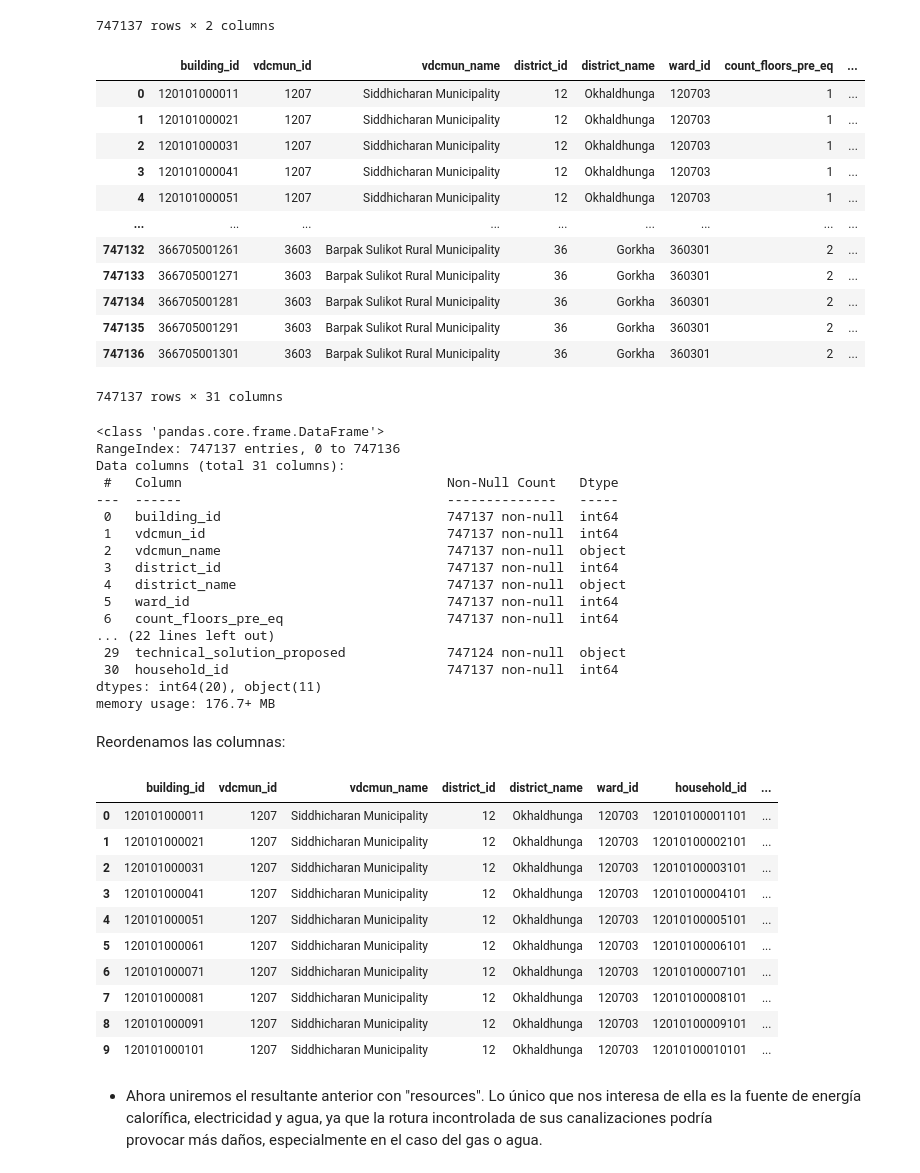
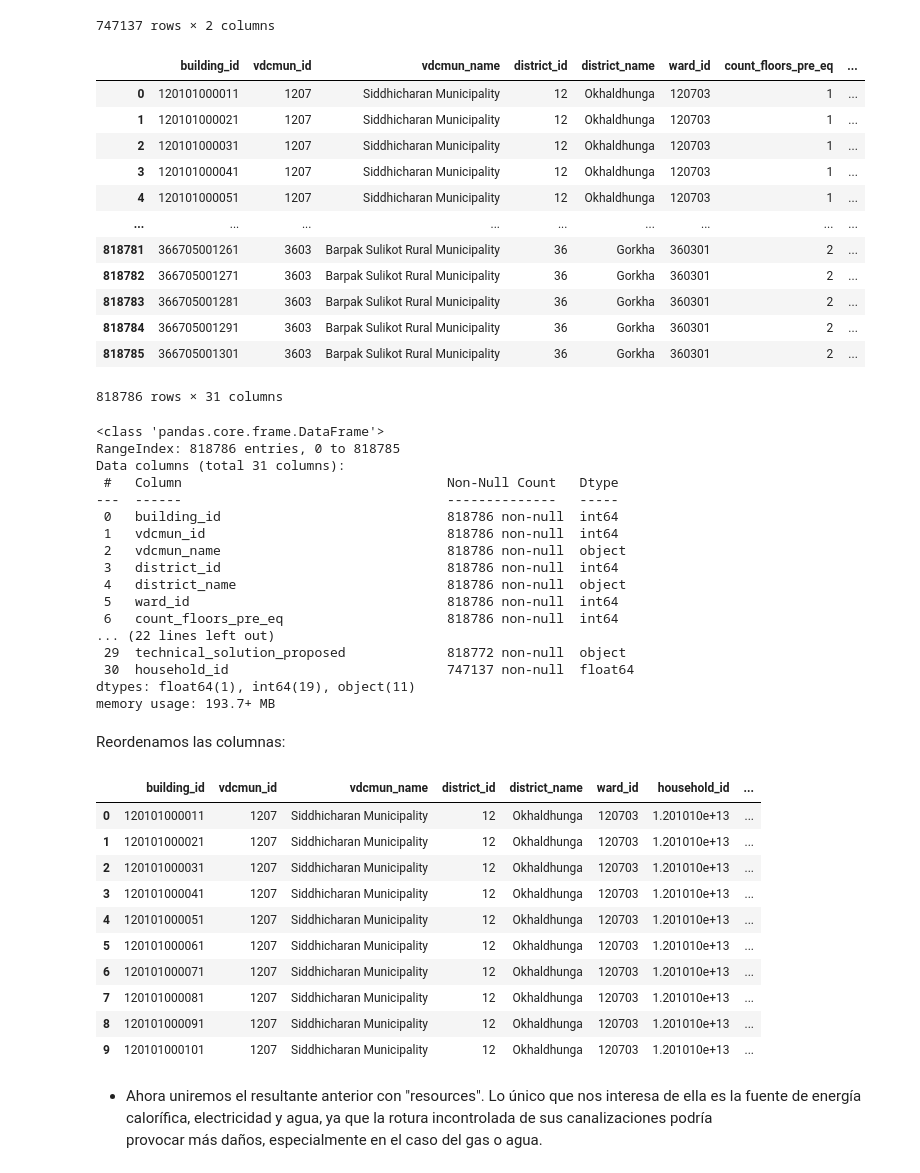
Before and after one commit to JuanitoNob/earthquakes-, a Jupyter notebook: proyecto_earthquake.ipynb, the cells around one changed output. Drawn from its saved outputs; the diff is of its cells as text; code cells hidden in the pictures.

Commit message:
Fixed merge mapping.csv

```diff
--- a/proyecto_earthquake.ipynb
+++ b/proyecto_earthquake.ipynb
@@ -737,42 +737,42 @@ mapping_grouped
 | 747136 | 366709001281 | 36670900128101 |
 747137 rows × 2 columns
 # %%
-df_total = pd.merge(df_total, mapping_grouped, how="inner", on="building_id")
+df_total = pd.merge(df_total, mapping_grouped, how="left", on="building_id")
 df_total
 # %% [output]
 |  | building_id | vdcmun_id | vdcmun_name | district_id | district_name | ward_id | count_floors_pre_eq | ... |
 | 0 | 120101000011 | 1207 | Siddhicharan Municipality | 12 | Okhaldhunga | 120703 | 1 | ... |
 | 1 | 120101000021 | 1207 | Siddhicharan Municipality | 12 | Okhaldhunga | 120703 | 1 | ... |
 | 2 | 120101000031 | 1207 | Siddhicharan Municipality | 12 | Okhaldhunga | 120703 | 1 | ... |
 | 3 | 120101000041 | 1207 | Siddhicharan Municipality | 12 | Okhaldhunga | 120703 | 1 | ... |
 | 4 | 120101000051 | 1207 | Siddhicharan Municipality | 12 | Okhaldhunga | 120703 | 1 | ... |
 | ... | ... | ... | ... | ... | ... | ... | ... | ... |
-| 747132 | 366705001261 | 3603 | Barpak Sulikot Rural Municipality | 36 | Gorkha | 360301 | 2 | ... |
-| 747133 | 366705001271 | 3603 | Barpak Sulikot Rural Municipality | 36 | Gorkha | 360301 | 2 | ... |
-| 747134 | 366705001281 | 3603 | Barpak Sulikot Rural Municipality | 36 | Gorkha | 360301 | 2 | ... |
-| 747135 | 366705001291 | 3603 | Barpak Sulikot Rural Municipality | 36 | Gorkha | 360301 | 2 | ... |
-| 747136 | 366705001301 | 3603 | Barpak Sulikot Rural Municipality | 36 | Gorkha | 360301 | 2 | ... |
+| 818781 | 366705001261 | 3603 | Barpak Sulikot Rural Municipality | 36 | Gorkha | 360301 | 2 | ... |
+| 818782 | 366705001271 | 3603 | Barpak Sulikot Rural Municipality | 36 | Gorkha | 360301 | 2 | ... |
+| 818783 | 366705001281 | 3603 | Barpak Sulikot Rural Municipality | 36 | Gorkha | 360301 | 2 | ... |
+| 818784 | 366705001291 | 3603 | Barpak Sulikot Rural Municipality | 36 | Gorkha | 360301 | 2 | ... |
+| 818785 | 366705001301 | 3603 | Barpak Sulikot Rural Municipality | 36 | Gorkha | 360301 | 2 | ... |
-747137 rows × 31 columns
+818786 rows × 31 columns
 # %%
 df_total.info()
 # %% [output]
 <class 'pandas.core.frame.DataFrame'>
-RangeIndex: 747137 entries, 0 to 747136
+RangeIndex: 818786 entries, 0 to 818785
 Data columns (total 31 columns):
  #   Column                                  Non-Null Count   Dtype
 ---  ------                                  --------------   -----
- 0   building_id                             747137 non-null  int64
- 1   vdcmun_id                               747137 non-null  int64
- 2   vdcmun_name                             747137 non-null  object
- 3   district_id                             747137 non-null  int64
- 4   district_name                           747137 non-null  object
- 5   ward_id                                 747137 non-null  int64
- 6   count_floors_pre_eq                     747137 non-null  int64
+ 0   building_id                             818786 non-null  int64
+ 1   vdcmun_id                               818786 non-null  int64
+ 2   vdcmun_name                             818786 non-null  object
+ 3   district_id                             818786 non-null  int64
+ 4   district_name                           818786 non-null  object
+ 5   ward_id                                 818786 non-null  int64
+ 6   count_floors_pre_eq                     818786 non-null  int64
 ... (22 lines left out)
- 29  technical_solution_proposed             747124 non-null  object
- 30  household_id                            747137 non-null  int64
-dtypes: int64(20), object(11)
-memory usage: 176.7+ MB
+ 29  technical_solution_proposed             818772 non-null  object
+ 30  household_id                            747137 non-null  float64
+dtypes: float64(1), int64(19), object(11)
+memory usage: 193.7+ MB
 # %% [markdown]
 Reordenamos las columnas:
 # %%
@@ -781,16 +781,16 @@ df_total = df_total.iloc[:,[0,1,2,3,4,5,30,6,7,8,9,10,11,12,13,14,15,16,17,18,19
 df_total.head(10)
 # %% [output]
 |  | building_id | vdcmun_id | vdcmun_name | district_id | district_name | ward_id | household_id | ... |
-| 0 | 120101000011 | 1207 | Siddhicharan Municipality | 12 | Okhaldhunga | 120703 | 12010100001101 | ... |
-| 1 | 120101000021 | 1207 | Siddhicharan Municipality | 12 | Okhaldhunga | 120703 | 12010100002101 | ... |
-| 2 | 120101000031 | 1207 | Siddhicharan Municipality | 12 | Okhaldhunga | 120703 | 12010100003101 | ... |
-| 3 | 120101000041 | 1207 | Siddhicharan Municipality | 12 | Okhaldhunga | 120703 | 12010100004101 | ... |
-| 4 | 120101000051 | 1207 | Siddhicharan Municipality | 12 | Okhaldhunga | 120703 | 12010100005101 | ... |
-| 5 | 120101000061 | 1207 | Siddhicharan Municipality | 12 | Okhaldhunga | 120703 | 12010100006101 | ... |
-| 6 | 120101000071 | 1207 | Siddhicharan Municipality | 12 | Okhaldhunga | 120703 | 12010100007101 | ... |
-| 7 | 120101000081 | 1207 | Siddhicharan Municipality | 12 | Okhaldhunga | 120703 | 12010100008101 | ... |
-| 8 | 120101000091 | 1207 | Siddhicharan Municipality | 12 | Okhaldhunga | 120703 | 12010100009101 | ... |
-| 9 | 120101000101 | 1207 | Siddhicharan Municipality | 12 | Okhaldhunga | 120703 | 12010100010101 | ... |
+| 0 | 120101000011 | 1207 | Siddhicharan Municipality | 12 | Okhaldhunga | 120703 | 1.201010e+13 | ... |
+| 1 | 120101000021 | 1207 | Siddhicharan Municipality | 12 | Okhaldhunga | 120703 | 1.201010e+13 | ... |
+| 2 | 120101000031 | 1207 | Siddhicharan Municipality | 12 | Okhaldhunga | 120703 | 1.201010e+13 | ... |
+| 3 | 120101000041 | 1207 | Siddhicharan Municipality | 12 | Okhaldhunga | 120703 | 1.201010e+13 | ... |
+| 4 | 120101000051 | 1207 | Siddhicharan Municipality | 12 | Okhaldhunga | 120703 | 1.201010e+13 | ... |
+| 5 | 120101000061 | 1207 | Siddhicharan Municipality | 12 | Okhaldhunga | 120703 | 1.201010e+13 | ... |
+| 6 | 120101000071 | 1207 | Siddhicharan Municipality | 12 | Okhaldhunga | 120703 | 1.201010e+13 | ... |
+| 7 | 120101000081 | 1207 | Siddhicharan Municipality | 12 | Okhaldhunga | 120703 | 1.201010e+13 | ... |
+| 8 | 120101000091 | 1207 | Siddhicharan Municipality | 12 | Okhaldhunga | 120703 | 1.201010e+13 | ... |
+| 9 | 120101000101 | 1207 | Siddhicharan Municipality | 12 | Okhaldhunga | 120703 | 1.201010e+13 | ... |
 # %% [markdown]
 * Ahora uniremos el resultante anterior con "resources". Lo único que nos interesa de ella es la fuente de energía calorífica, electricidad y agua, ya que la rotura incontrolada de sus canalizaciones podría
   provocar más daños, especialmente en el caso del gas o agua.
```
Also changed, not shown: parts of 7 cells of this notebook, 1 other file.
